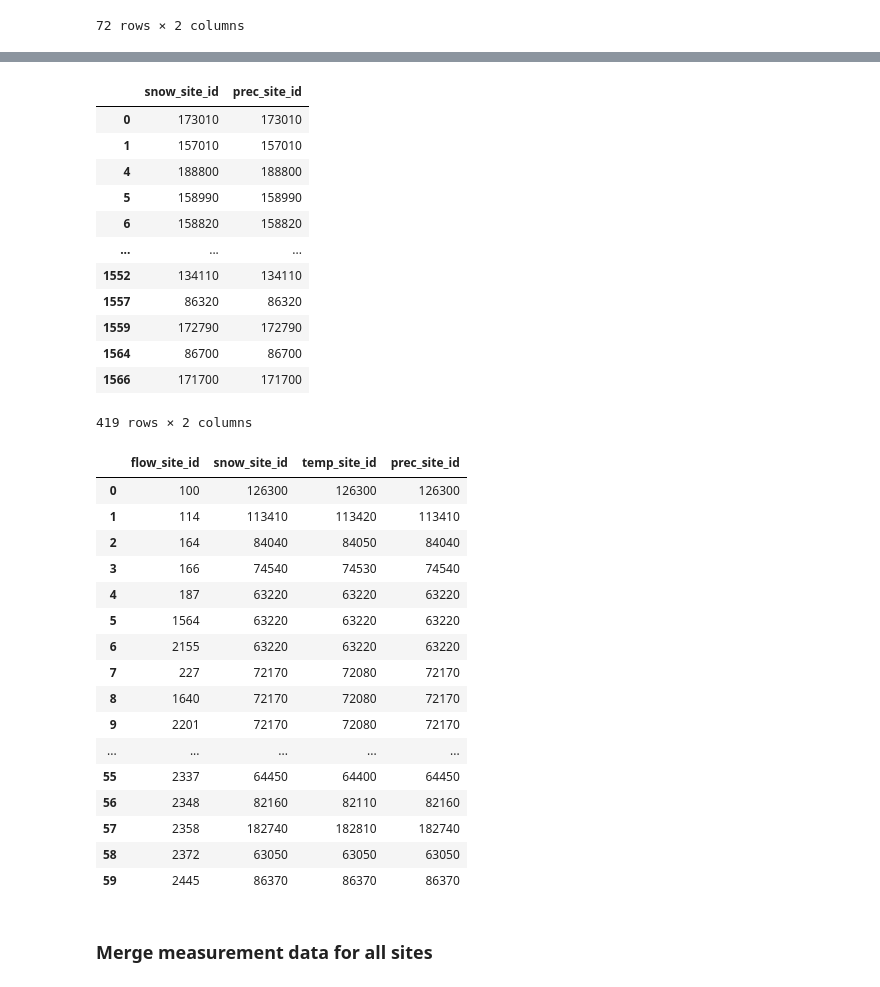
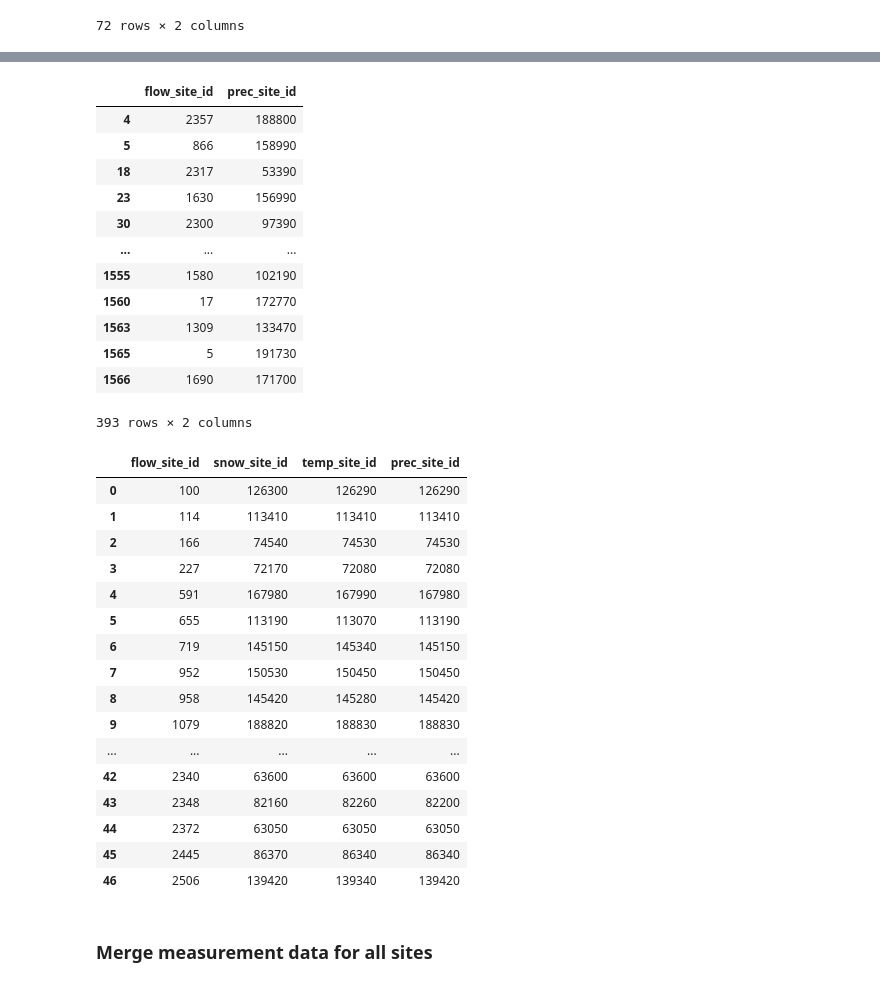
Before and after one commit to cbaggini/extreme-snowmelt-forecast, a Jupyter notebook: extreme-snowmelt-data-cleaning.ipynb, the cells around one changed output, grey strips where cells are left out. Saved outputs shown, nothing was run; the diff lists cells and outputs as text; code cells hidden in the pictures.

Commit message:
now using flow site to pair data

```diff
--- a/extreme-snowmelt-data-cleaning.ipynb
+++ b/extreme-snowmelt-data-cleaning.ipynb
@@ -186,12 +186,12 @@ site_pairs_flow_unique
 | 572 | 10006 | 192830 |
 72 rows × 2 columns
 # %%
-# keep snow and temperature site pairs that are the closest to each other
+# keep flow and temperature site pairs that are the closest to each other
 idx = site_pairs_temp.groupby(
-    'site_id_snow')['dist'].transform(min) == site_pairs_temp['dist']
+    'site_id_flow')['dist'].transform(min) == site_pairs_temp['dist']
 site_pairs_temp_unique = site_pairs_temp[idx]
 site_pairs_temp_unique = site_pairs_temp_unique[site_pairs_temp_unique['dist'] < 1]
-site_pairs_temp_unique = site_pairs_temp_unique[['site_id_snow', 'site_id_temp']]
-site_pairs_temp_unique.columns = ['snow_site_id', 'temp_site_id']
+site_pairs_temp_unique = site_pairs_temp_unique[['site_id_flow', 'site_id_temp']]
+site_pairs_temp_unique.columns = ['flow_site_id', 'temp_site_id']
 site_pairs_temp_unique
 # %% [output]
@@ -211,49 +211,49 @@ site_pairs_temp_unique
 # %%
-# keep snow and precipitation site pairs that are the closest to each other
-idx = site_pairs_prec.groupby('site_id_snow')['dist'].transform(min) == site_pairs_prec['dist']
+# keep flow and precipitation site pairs that are the closest to each other
+idx = site_pairs_prec.groupby('site_id_flow')['dist'].transform(min) == site_pairs_prec['dist']
 site_pairs_prec_unique = site_pairs_prec[idx]
 site_pairs_prec_unique = site_pairs_prec_unique[site_pairs_prec_unique['dist'] < 1]
-site_pairs_prec_unique = site_pairs_prec_unique[['site_id_snow', 'site_id_prec']]
-site_pairs_prec_unique.columns = ['snow_site_id', 'prec_site_id']
+site_pairs_prec_unique = site_pairs_prec_unique[['site_id_flow', 'site_id_prec']]
+site_pairs_prec_unique.columns = ['flow_site_id', 'prec_site_id']
 site_pairs_prec_unique
 # %% [output]
-|  | snow_site_id | prec_site_id |
-| 0 | 173010 | 173010 |
-| 1 | 157010 | 157010 |
-| 4 | 188800 | 188800 |
-| 5 | 158990 | 158990 |
-| 6 | 158820 | 158820 |
+|  | flow_site_id | prec_site_id |
+| 4 | 2357 | 188800 |
+| 5 | 866 | 158990 |
+| 18 | 2317 | 53390 |
+| 23 | 1630 | 156990 |
+| 30 | 2300 | 97390 |
 | ... | ... | ... |
-| 1552 | 134110 | 134110 |
-| 1557 | 86320 | 86320 |
-| 1559 | 172790 | 172790 |
-| 1564 | 86700 | 86700 |
-| 1566 | 171700 | 171700 |
+| 1555 | 1580 | 102190 |
+| 1560 | 17 | 172770 |
+| 1563 | 1309 | 133470 |
+| 1565 | 5 | 191730 |
+| 1566 | 1690 | 171700 |
-419 rows × 2 columns
+393 rows × 2 columns
 # %%
 # merge all site pairs by snow site id and save to csv
-site_pairs_all = pd.merge(site_pairs_flow_unique, site_pairs_temp_unique, on='snow_site_id')
-site_pairs_all = pd.merge(site_pairs_all, site_pairs_prec_unique, on='snow_site_id')
+site_pairs_all = pd.merge(site_pairs_flow_unique, site_pairs_temp_unique, on='flow_site_id')
+site_pairs_all = pd.merge(site_pairs_all, site_pairs_prec_unique, on='flow_site_id')
 site_pairs_all.to_csv('../site_pairs_all.csv', index=False)
 site_pairs_all
 # %% [output]
 |  | flow_site_id | snow_site_id | temp_site_id | prec_site_id |
-| 0 | 100 | 126300 | 126300 | 126300 |
-| 1 | 114 | 113410 | 113420 | 113410 |
-| 2 | 164 | 84040 | 84050 | 84040 |
-| 3 | 166 | 74540 | 74530 | 74540 |
-| 4 | 187 | 63220 | 63220 | 63220 |
-| 5 | 1564 | 63220 | 63220 | 63220 |
-| 6 | 2155 | 63220 | 63220 | 63220 |
-| 7 | 227 | 72170 | 72080 | 72170 |
-| 8 | 1640 | 72170 | 72080 | 72170 |
-| 9 | 2201 | 72170 | 72080 | 72170 |
+| 0 | 100 | 126300 | 126290 | 126290 |
+| 1 | 114 | 113410 | 113410 | 113410 |
+| 2 | 166 | 74540 | 74530 | 74530 |
+| 3 | 227 | 72170 | 72080 | 72080 |
+| 4 | 591 | 167980 | 167990 | 167980 |
+| 5 | 655 | 113190 | 113070 | 113190 |
+| 6 | 719 | 145150 | 145340 | 145150 |
+| 7 | 952 | 150530 | 150450 | 150450 |
+| 8 | 958 | 145420 | 145280 | 145420 |
+| 9 | 1079 | 188820 | 188830 | 188830 |
 | ... | ... | ... | ... | ... |
-| 55 | 2337 | 64450 | 64400 | 64450 |
-| 56 | 2348 | 82160 | 82110 | 82160 |
-| 57 | 2358 | 182740 | 182810 | 182740 |
-| 58 | 2372 | 63050 | 63050 | 63050 |
-| 59 | 2445 | 86370 | 86370 | 86370 |
+| 42 | 2340 | 63600 | 63600 | 63600 |
+| 43 | 2348 | 82160 | 82260 | 82200 |
+| 44 | 2372 | 63050 | 63050 | 63050 |
+| 45 | 2445 | 86370 | 86340 | 86340 |
+| 46 | 2506 | 139420 | 139340 | 139420 |
 # %% [markdown]
 ### Merge measurement data for all sites
 # %%
```
Also changed, not shown: parts of 14 cells of this notebook, 2 other files.
